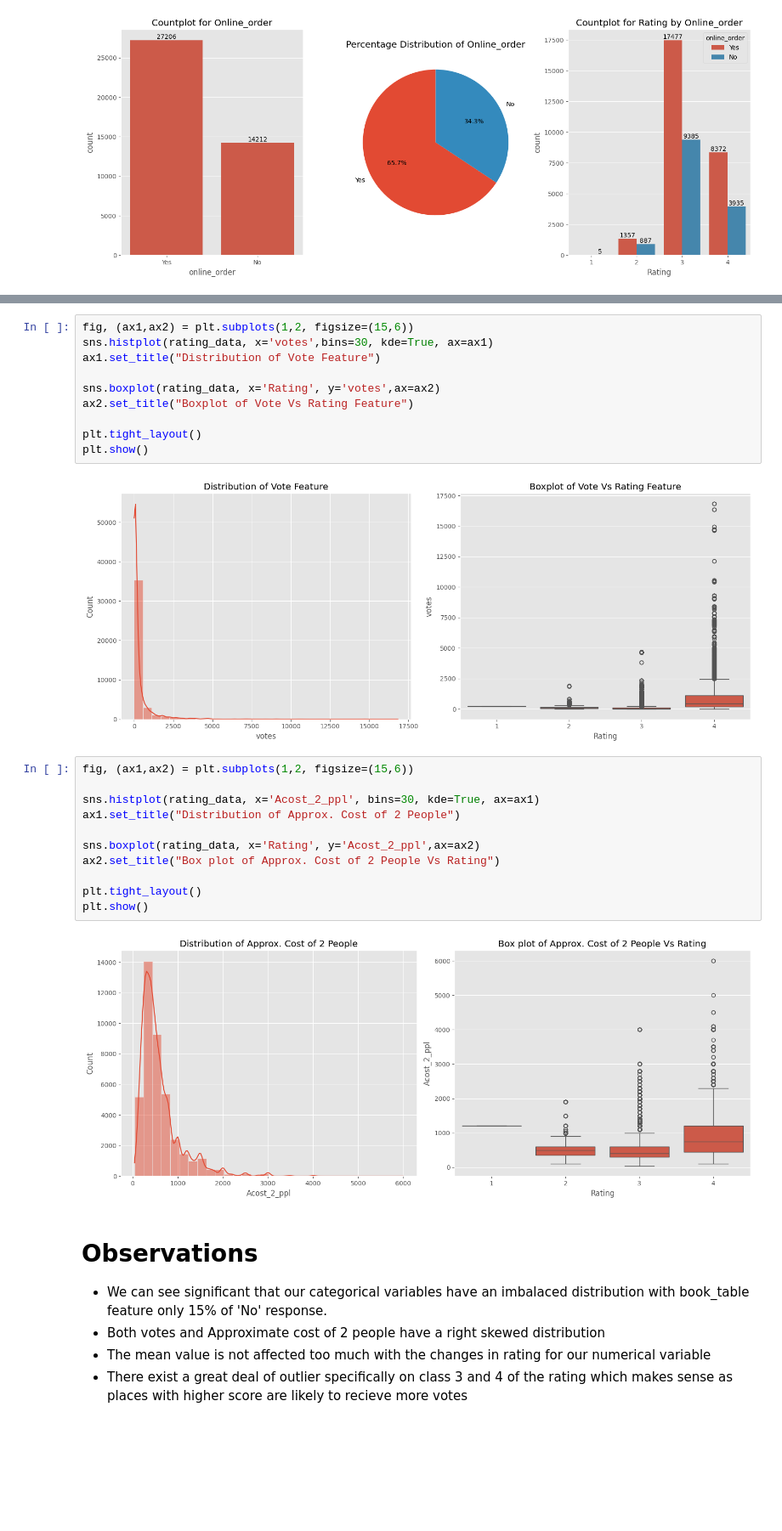
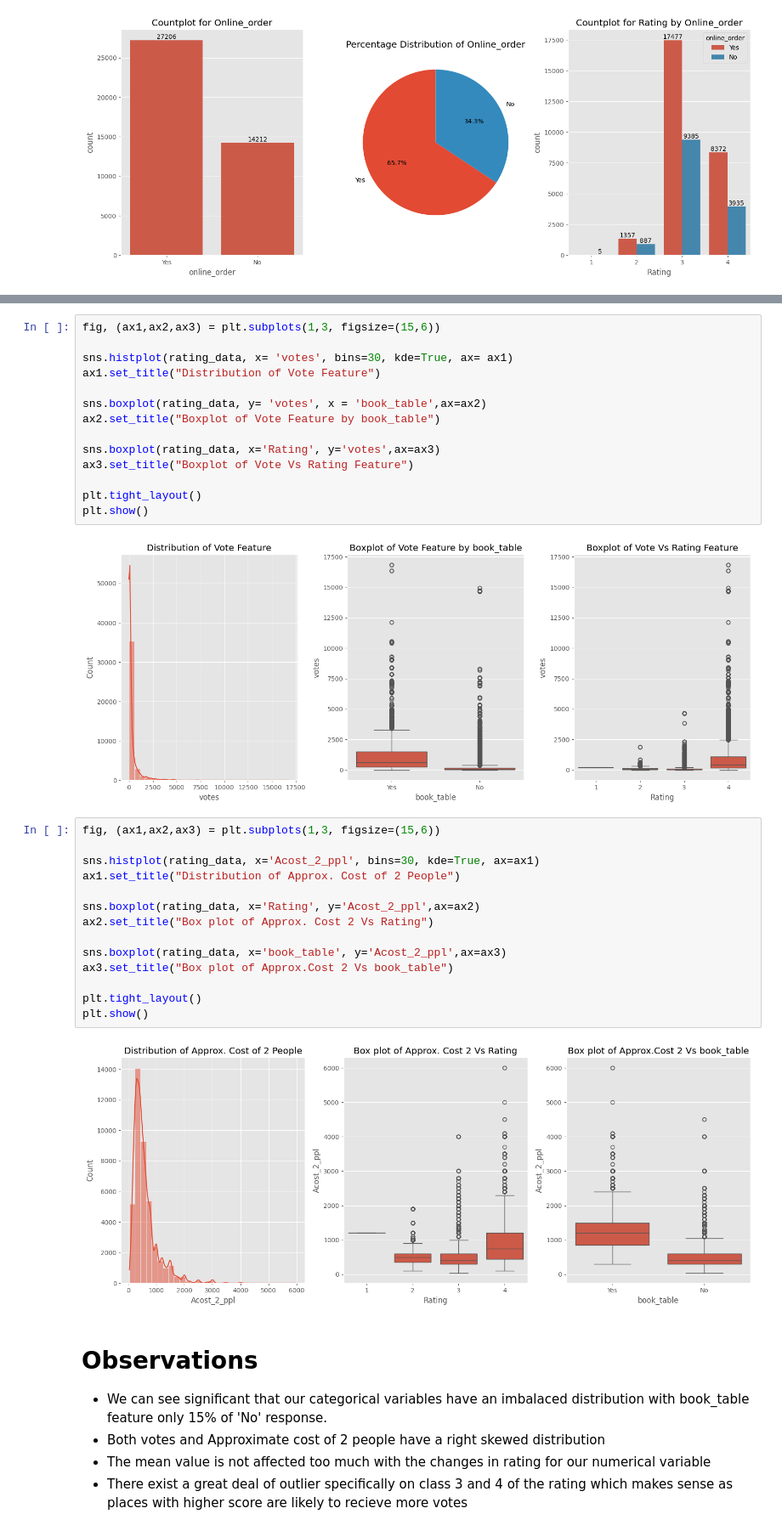
Before and after one commit to octavaridum/Zomato_Rating_Prediction, a Jupyter notebook: zomato.ipynb, the cells around one changed output, grey strips where cells are left out. Shown at 85% size. Saved outputs shown, nothing was run; the diff lists cells and outputs as text; blank space fills up the shorter version.

```diff
--- a/zomato.ipynb
+++ b/zomato.ipynb
@@ -197,30 +197,37 @@ plt.show()
 # %% [output]
 [figure]
 # %%
-fig, (ax1,ax2) = plt.subplots(1,2, figsize=(15,6))
-sns.histplot(rating_data, x='votes',bins=30, kde=True, ax=ax1)
+fig, (ax1,ax2,ax3) = plt.subplots(1,3, figsize=(15,6))
+
+sns.histplot(rating_data, x= 'votes', bins=30, kde=True, ax= ax1)
 ax1.set_title("Distribution of Vote Feature")
 
-sns.boxplot(rating_data, x='Rating', y='votes',ax=ax2)
-ax2.set_title("Boxplot of Vote Vs Rating Feature")
+sns.boxplot(rating_data, y= 'votes', x = 'book_table',ax=ax2)
+ax2.set_title("Boxplot of Vote Feature by book_table")
+
+sns.boxplot(rating_data, x='Rating', y='votes',ax=ax3)
+ax3.set_title("Boxplot of Vote Vs Rating Feature")
 
 plt.tight_layout()
 plt.show()
 # %% [output]
-[figure, old version]
+[figure, new version]
 # %%
-fig, (ax1,ax2) = plt.subplots(1,2, figsize=(15,6))
+fig, (ax1,ax2,ax3) = plt.subplots(1,3, figsize=(15,6))
 
 sns.histplot(rating_data, x='Acost_2_ppl', bins=30, kde=True, ax=ax1)
 ax1.set_title("Distribution of Approx. Cost of 2 People")
 
 sns.boxplot(rating_data, x='Rating', y='Acost_2_ppl',ax=ax2)
-ax2.set_title("Box plot of Approx. Cost of 2 People Vs Rating")
+ax2.set_title("Box plot of Approx. Cost 2 Vs Rating")
+
+sns.boxplot(rating_data, x='book_table', y='Acost_2_ppl',ax=ax3)
+ax3.set_title("Box plot of Approx.Cost 2 Vs book_table")
 
 plt.tight_layout()
 plt.show()
 # %% [output]
-[figure, old version]
+[figure, new version]
 # %% [markdown]
 # Observations
 - We can see significant that our categorical variables have an imbalaced distribution with book_table feature only 15% of 'No' response.
```
Also changed, not shown: parts of 4 cells of this notebook, 6 other files.
